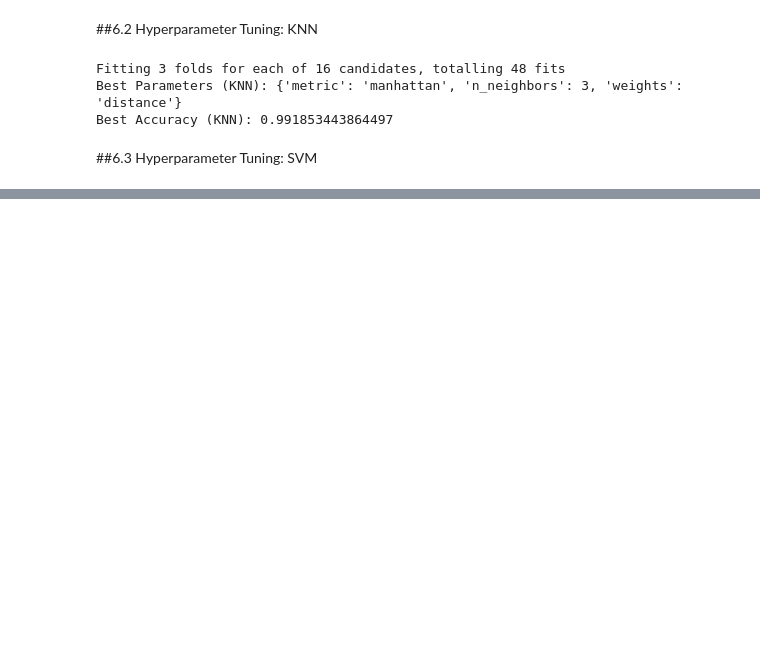
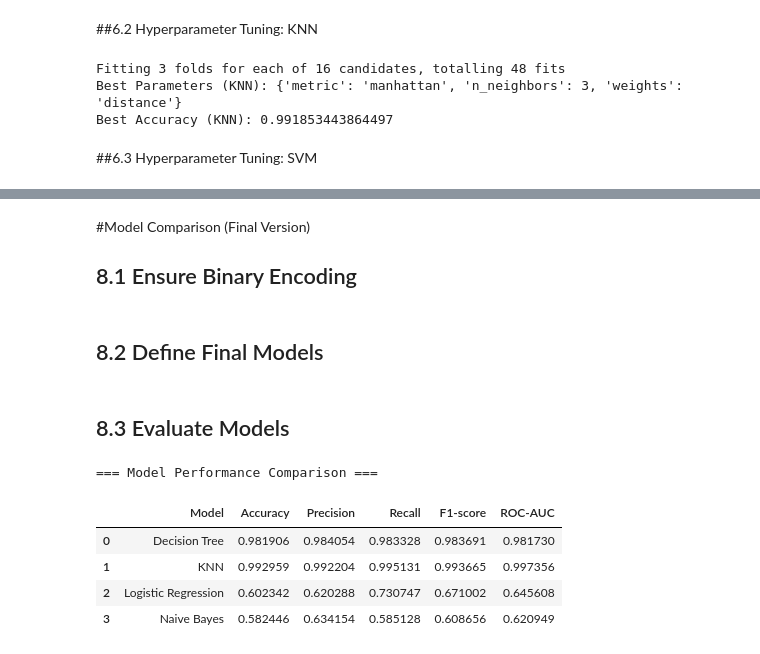
Before and after one commit to MohamedShoaib3/Algorithms_python, a Jupyter notebook: Classification_Task.ipynb, the cells around one changed output, grey strips where cells are left out. Cells and saved outputs as stored; diff of their text form; code cells hidden in the pictures; blank space fills up the shorter version.

```diff
--- a/Classification_Task.ipynb
+++ b/Classification_Task.ipynb
@@ -873,0 +908,54 @@ NameError: name 'best_dt_model' is not defined
+# %% [markdown]
+#Model Comparison (Final Version)
+## 8.1 Ensure Binary Encoding
+# %%
+if y_train.dtype.kind in {'U', 'S', 'O'}:  # object/string array
+    y_train_bin = np.where(y_train=='e', 1, 0)
+    y_test_bin  = np.where(y_test=='e', 1, 0)
+else:
+    y_train_bin = y_train
+    y_test_bin  = y_test
+# %% [markdown]
+## 8.2 Define Final Models
+# %%
+models = {
+    'Decision Tree': best_dt_model,
+    'KNN': best_knn_model,
+   # 'SVM': best_svm_model,
+    'Logistic Regression': LogisticRegression(max_iter=1000).fit(x_train, y_train_bin),
+    'Naive Bayes': GaussianNB().fit(x_train, y_train_bin),
+    #'Random Forest': best_rf_model
+}
+# %% [markdown]
+## 8.3 Evaluate Models
+# %%
+results = []
+
+for name, model in models.items():
+    y_pred = model.predict(x_test)
+
+    # Use probabilities for ROC if available, else fallback to predictions
+    if hasattr(model, "predict_proba"):
+        y_prob = model.predict_proba(x_test)[:,1]
+    else:
+        y_prob = y_pred  # fallback for models without predict_proba
+
+    results.append({
+        'Model': name,
+        'Accuracy': accuracy_score(y_test_bin, y_pred),
+        'Precision': precision_score(y_test_bin, y_pred),
+        'Recall': recall_score(y_test_bin, y_pred),
+        'F1-score': f1_score(y_test_bin, y_pred),
+        'ROC-AUC': roc_auc_score(y_test_bin, y_prob)
+    })
+
+results_df = pd.DataFrame(results)
+print("=== Model Performance Comparison ===")
+display(results_df)
+# %% [output]
+=== Model Performance Comparison ===
+|  | Model | Accuracy | Precision | Recall | F1-score | ROC-AUC |
+| 0 | Decision Tree | 0.981906 | 0.984054 | 0.983328 | 0.983691 | 0.981730 |
+| 1 | KNN | 0.992959 | 0.992204 | 0.995131 | 0.993665 | 0.997356 |
+| 2 | Logistic Regression | 0.602342 | 0.620288 | 0.730747 | 0.671002 | 0.645608 |
+| 3 | Naive Bayes | 0.582446 | 0.634154 | 0.585128 | 0.608656 | 0.620949 |
```
Also changed, not shown: parts of 10 cells of this notebook.
